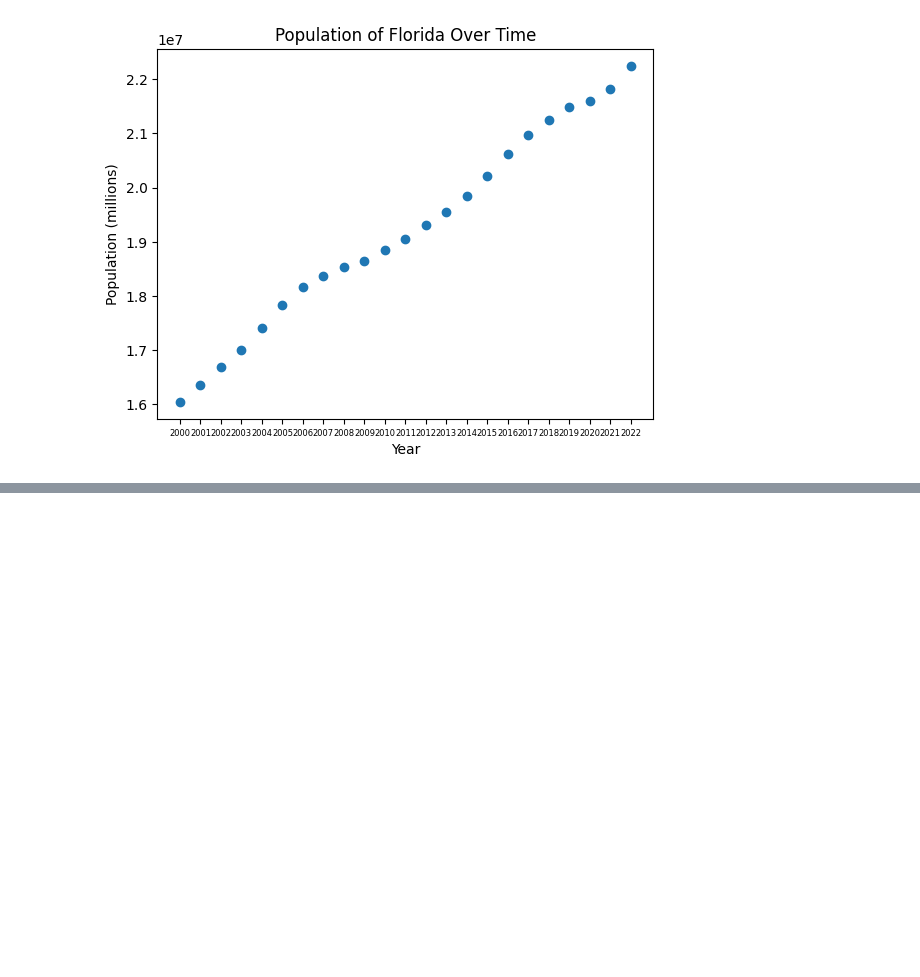
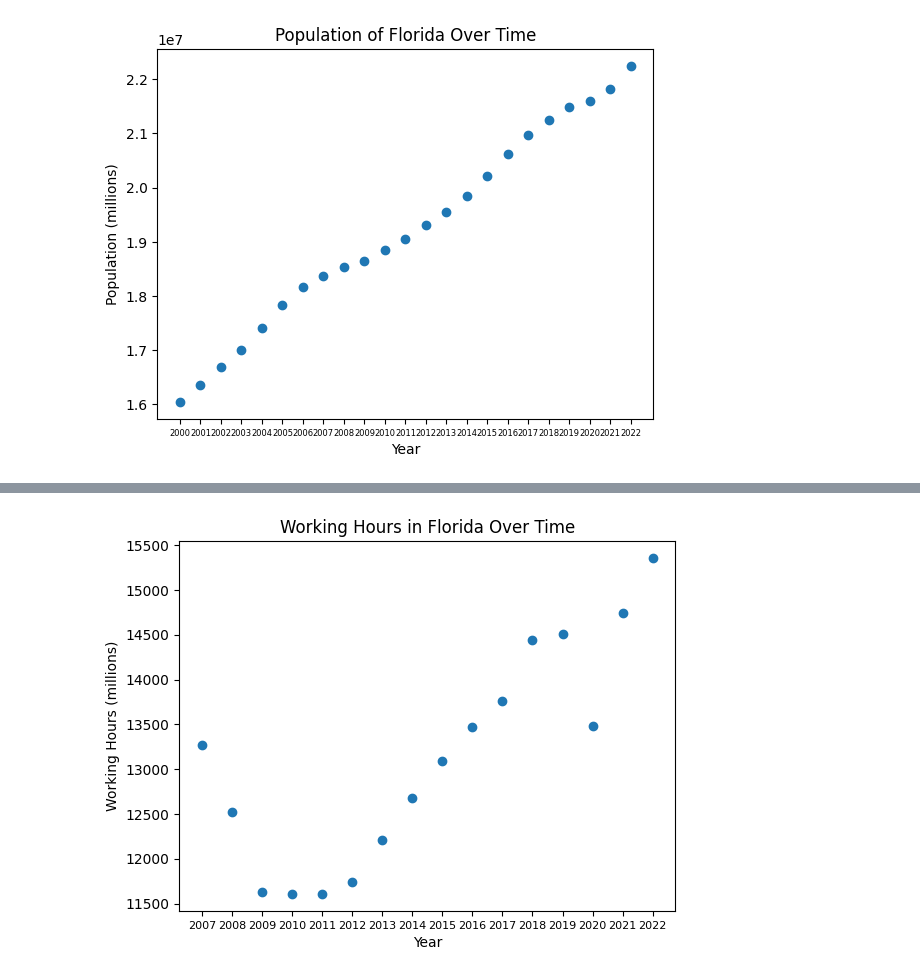
Before and after one commit to Johnsonahs/YSP-Python, a Jupyter notebook: Data_Analysis.ipynb, the cells around one changed output, grey strips where cells are left out. Cells and saved outputs as stored; diff of their text form; code cells hidden in the pictures; blank space fills up the shorter version.

Commit message:
Filtered out number of working hours and made a plot.

```diff
--- a/Data_Analysis.ipynb
+++ b/Data_Analysis.ipynb
@@ -173,0 +142,7 @@ plt.scatter()
+# %%
+# Selecting all of the data for actual number of labor hours
+
+florida_labor_data = florida_labor_data.reset_index(drop=True)
+working_hours = florida_labor_data[florida_labor_data['Units'] == 'Millions of hours']
+working_hours = working_hours.reset_index(drop=True)
+working_hours.head()
@@ -173,0 +156,22 @@ plt.scatter()
+# %%
+# Changing all of the values in the 'Value' column to floats from strings
+
+working_hours = working_hours[working_hours['Measure'] == 'Hours worked']
+for i in range(len(working_hours.iloc[:, 6])):
+    working_hours.iloc[i, 6] = working_hours.iloc[i, 6].replace(',', '')
+working_hours.iloc[:, 6] = working_hours.iloc[:, 6].astype(float)
+# %%
+# Plot of working hours in Florida over time
+# Later, I will change colors of points of strong storms
+
+fig, ax = plt.subplots()
+plt.scatter(x = working_hours.iloc[:, 5], y = working_hours.iloc[:, 6])
+start, end = ax.get_xlim()
+ax.xaxis.set_ticks(np.arange(2007, end, 1))
+ax.xaxis.set_ticklabels(labels = working_hours.iloc[:, 5], fontsize = 8)
+plt.title('Working Hours in Florida Over Time')
+plt.xlabel('Year')
+plt.ylabel('Working Hours (millions)')
+plt.show()
+# %% [output]
+[figure, added]
```
Also changed, not shown: parts of 12 cells of this notebook, 1 other file.
